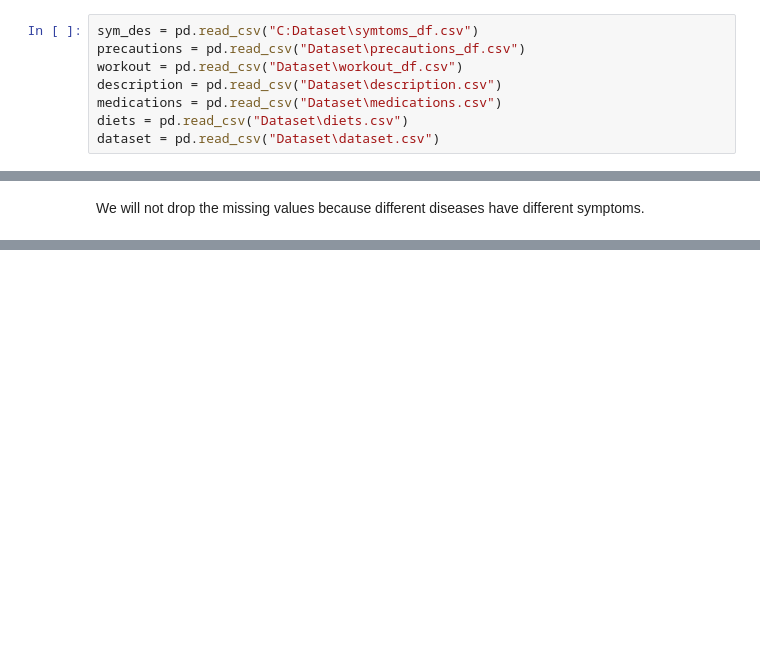
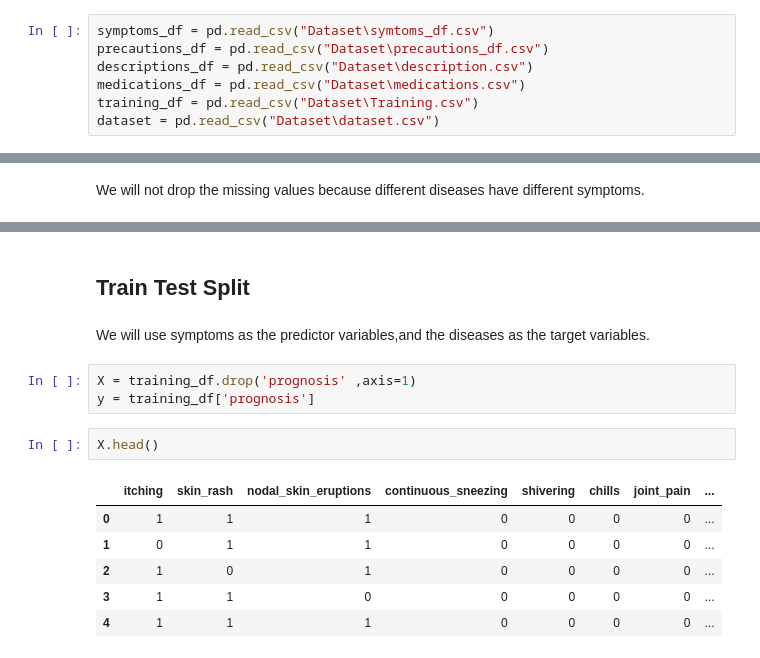
Before and after one commit to William-Itotia/Medicine-Recommendation-system, a Jupyter notebook: Untitled-1.ipynb, the cells around one changed output, grey strips where cells are left out. Saved outputs shown, nothing was run; the diff lists cells and outputs as text; blank space fills up the shorter version.

```diff
--- a/Untitled-1.ipynb
+++ b/Untitled-1.ipynb
@@ -65,9 +52,8 @@ Load the data set
 # %%
-sym_des = pd.read_csv("C:Dataset\symtoms_df.csv")
-precautions = pd.read_csv("Dataset\precautions_df.csv")
-workout = pd.read_csv("Dataset\workout_df.csv")
-description = pd.read_csv("Dataset\description.csv")
-medications = pd.read_csv("Dataset\medications.csv")
-diets = pd.read_csv("Dataset\diets.csv")
+symptoms_df = pd.read_csv("Dataset\symtoms_df.csv")
+precautions_df = pd.read_csv("Dataset\precautions_df.csv")
+descriptions_df = pd.read_csv("Dataset\description.csv")
+medications_df = pd.read_csv("Dataset\medications.csv")
+training_df = pd.read_csv("Dataset\Training.csv")
 dataset = pd.read_csv("Dataset\dataset.csv")
 # %%
@@ -623,0 +210,16 @@ with open('medication_model.pkl', 'wb') as file:
+# %% [markdown]
+## Train Test Split
+# %% [markdown]
+We will use symptoms as the predictor variables,and the diseases as the target variables.
+# %%
+X = training_df.drop('prognosis' ,axis=1)
+y = training_df['prognosis']
+# %%
+X.head()
+# %% [output]
+|  | itching | skin_rash | nodal_skin_eruptions | continuous_sneezing | shivering | chills | joint_pain | ... |
+| 0 | 1 | 1 | 1 | 0 | 0 | 0 | 0 | ... |
+| 1 | 0 | 1 | 1 | 0 | 0 | 0 | 0 | ... |
+| 2 | 1 | 0 | 1 | 0 | 0 | 0 | 0 | ... |
+| 3 | 1 | 1 | 0 | 0 | 0 | 0 | 0 | ... |
+| 4 | 1 | 1 | 1 | 0 | 0 | 0 | 0 | ... |
```
Also changed, not shown: parts of 111 cells of this notebook.
